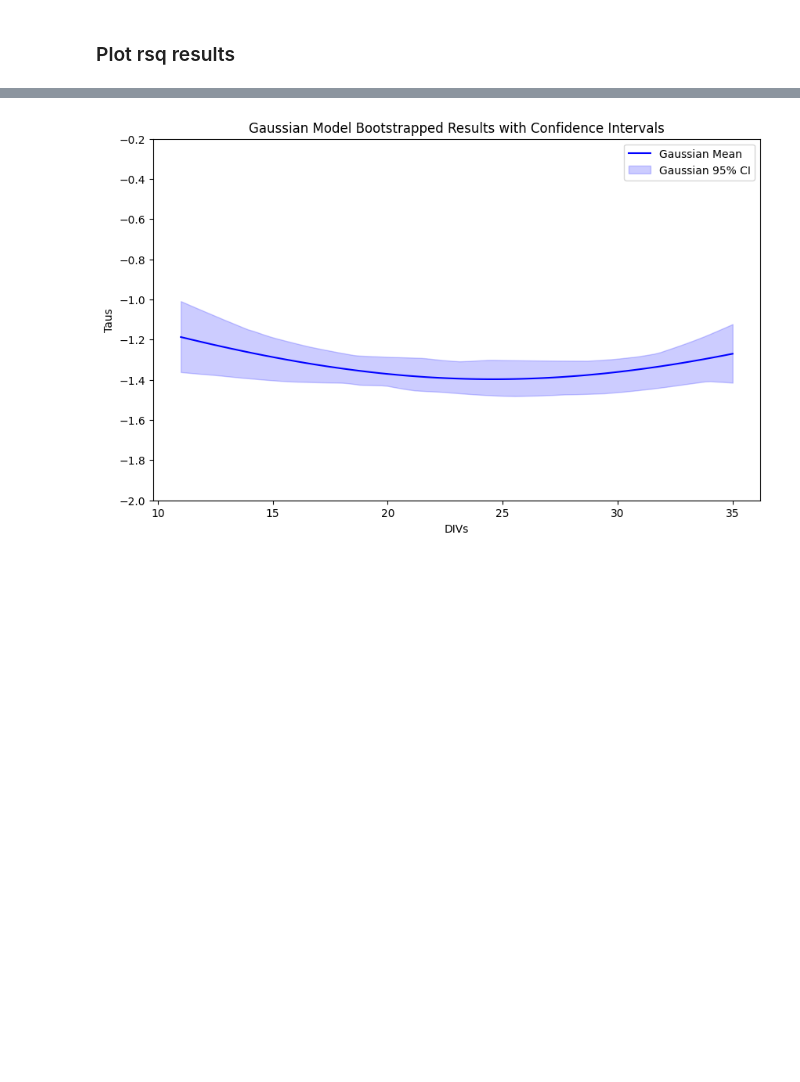
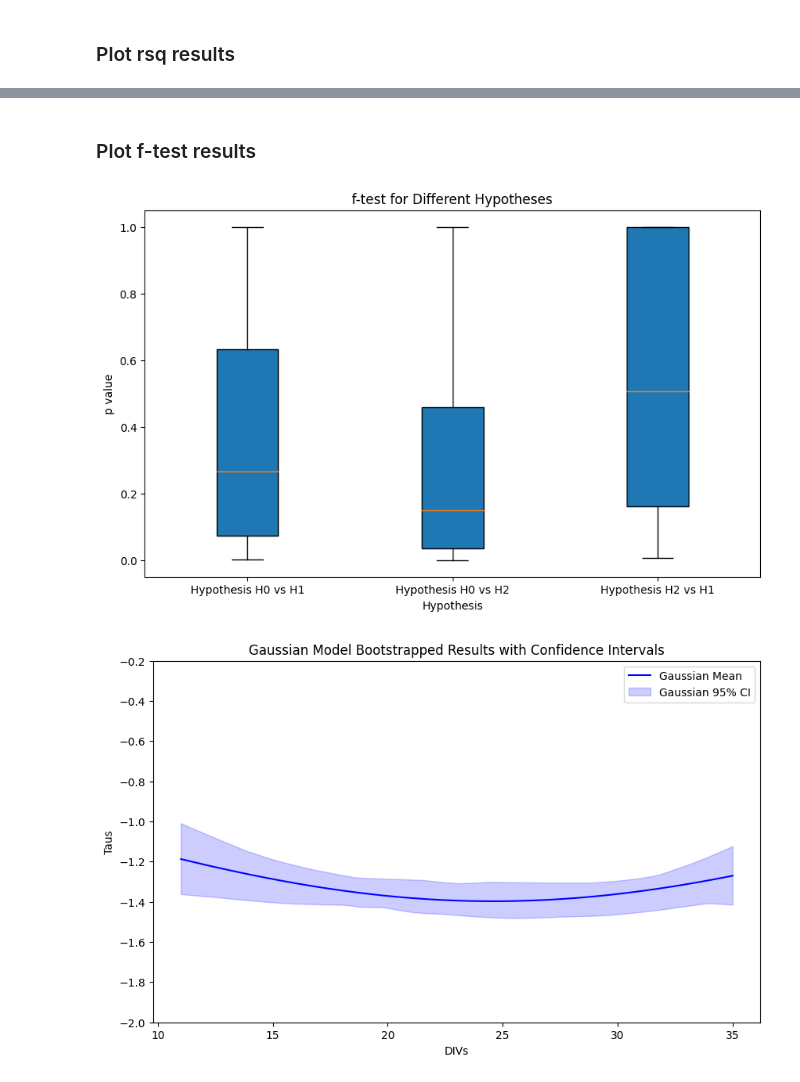
Before and after one commit to voytekresearch/timescale_development, a Jupyter notebook: rat_analysis_workflow/timescales_analysis_hypotheses.ipynb, the cells around one changed output, grey strips where cells are left out. Saved outputs shown, nothing was run; the diff lists cells and outputs as text; code cells hidden in the pictures; blank space fills up the shorter version.

```diff
--- a/rat_analysis_workflow/timescales_analysis_hypotheses.ipynb
+++ b/rat_analysis_workflow/timescales_analysis_hypotheses.ipynb
@@ -786,3 +808,23 @@ plt.show()
+# %% [markdown]
+### Plot f-test results
+# %%
+data_ftest= [all_ftest_h0_h1,all_ftest_h0_h2,all_ftest_h2_h1]
+# Create a boxplot
+plt.figure(figsize=(10, 6))
+plt.boxplot(data_ftest, patch_artist=True)
+
+# Add titles and labels
+plt.title('f-test for Different Hypotheses')
+plt.xlabel('Hypothesis')
+plt.ylabel('p value')
+
+# Customizing x-axis labels
+plt.xticks([1, 2, 3], ['Hypothesis H0 vs H1', 'Hypothesis H0 vs H2', 'Hypothesis H2 vs H1'])
+
+# Display the plot
+plt.show()
+# %% [output]
+[figure, added]
 # %%
 def plot_confidence_intervals(x_fit, fits, model_name, color, figsize=(10, 6)):
     # Calculate mean and confidence intervals for the given fits
```
Also changed, not shown: parts of 4 cells of this notebook.
